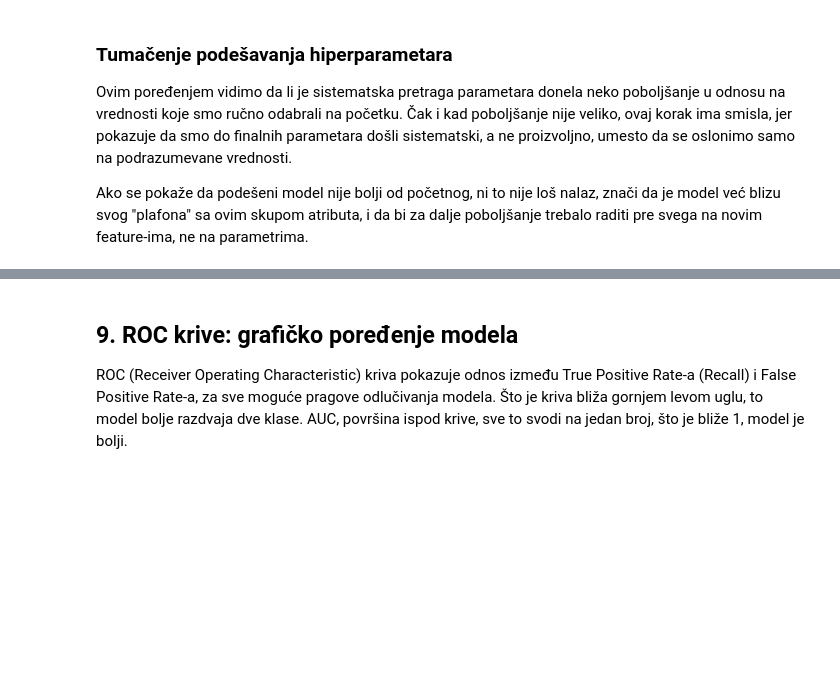
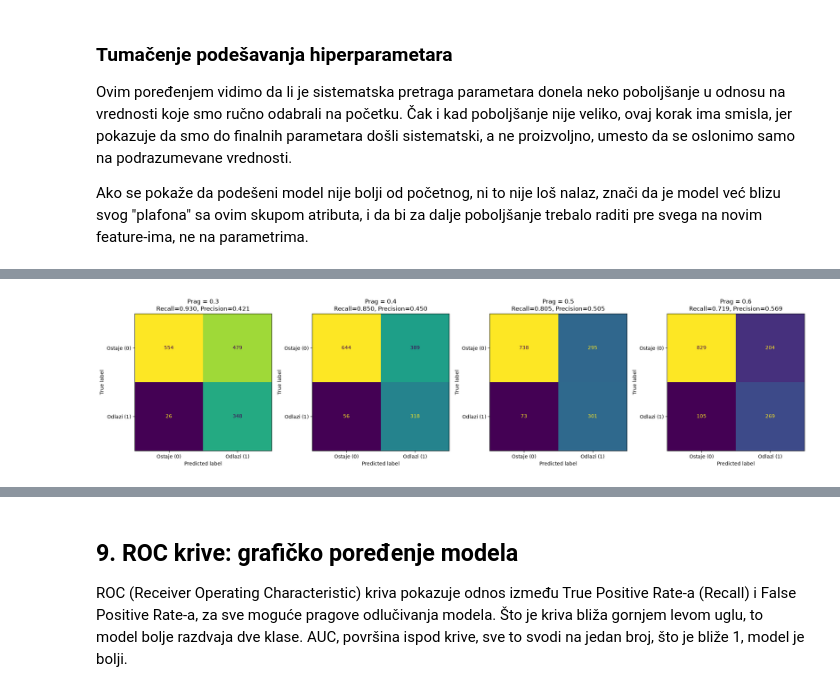
Before and after one commit to janapavlovic/Telco-Customer-Churn, a Jupyter notebook: notebooks/07_modeliranje_i_evaluacija.ipynb, the cells around one changed output, grey strips where cells are left out. Cells and saved outputs as stored; diff of their text form; code cells hidden in the pictures; blank space fills up the shorter version.

```diff
--- a/notebooks/07_modeliranje_i_evaluacija.ipynb
+++ b/notebooks/07_modeliranje_i_evaluacija.ipynb
@@ -1117,0 +1271,20 @@ novim feature-ima, ne na parametrima.
+# %%
+izabrani_pragovi = [0.3, 0.4, 0.5, 0.6]
+
+fig, axes = plt.subplots(1, len(izabrani_pragovi), figsize=(20, 5))
+for ax, prag in zip(axes, izabrani_pragovi):
+    y_pred_prag = (y_prob_xgb_tuned >= prag).astype(int)
+    cm_prag = confusion_matrix(y_test, y_pred_prag)
+    disp = ConfusionMatrixDisplay(confusion_matrix=cm_prag, display_labels=["Ostaje (0)", "Odlazi (1)"])
+    disp.plot(ax=ax, colorbar=False)
+    ax.set_title(
+        f"Prag = {prag}\n"
+        f"Recall={recall_score(y_test, y_pred_prag):.3f}, "
+        f"Precision={precision_score(y_test, y_pred_prag, zero_division=0):.3f}"
+    )
+
+plt.tight_layout()
+plt.savefig("../images/07_matrice_po_pragovima.png", dpi=100, bbox_inches="tight")
+plt.show()
+# %% [output]
+[figure, added]
```
Also changed, not shown: parts of 8 cells of this notebook, 4 other files.
